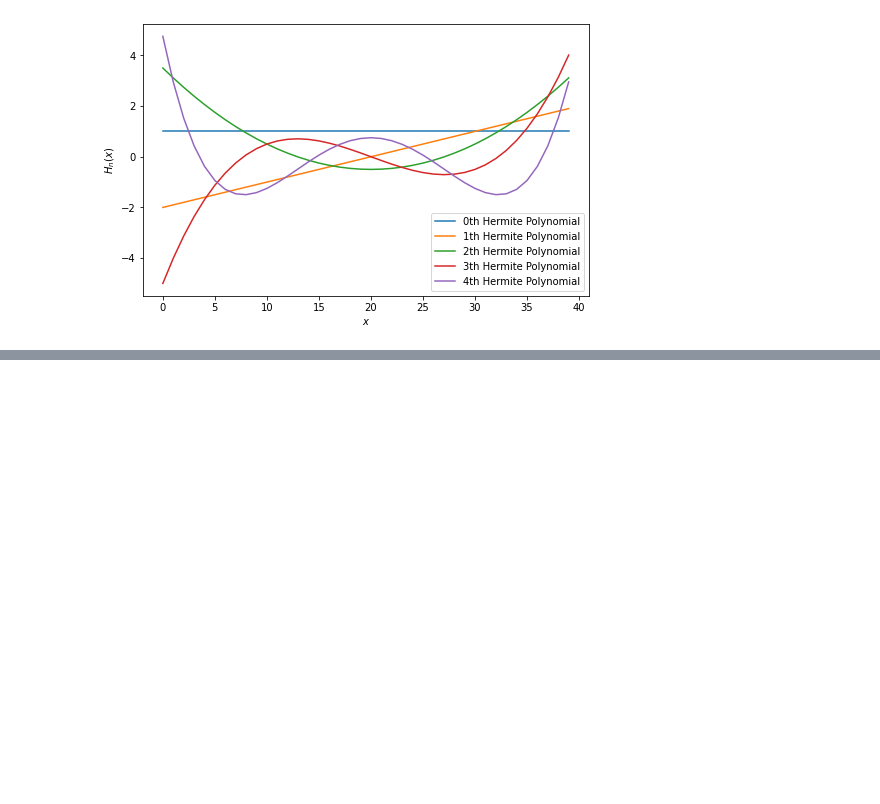
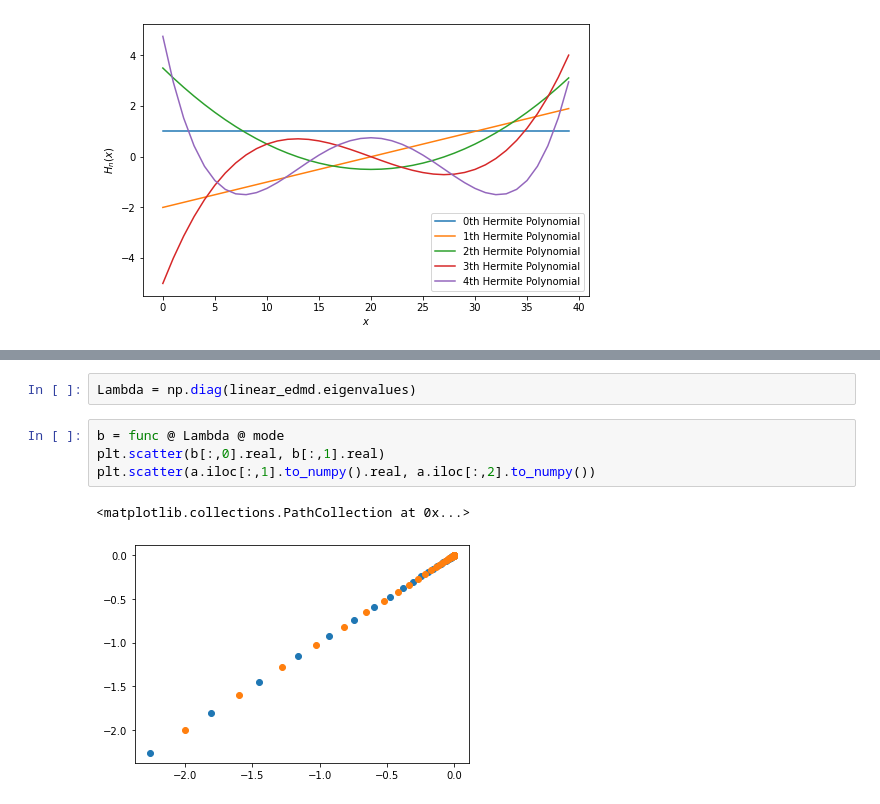
Before and after one commit to waleedbinkhalid74/ml_cms_final_project, a Jupyter notebook: ml_cms_final_proj_task_4.ipynb, the cells around one changed output, grey strips where cells are left out. Drawn from its saved outputs; the diff is of its cells as text; blank space fills up the shorter version.

```diff
--- a/ml_cms_final_proj_task_4.ipynb
+++ b/ml_cms_final_proj_task_4.ipynb
@@ -277,0 +325,9 @@ b = hermitian_observables.segregate_observables_from_variable(hermitian_observab
+# %%
+Lambda = np.diag(linear_edmd.eigenvalues)
+# %%
+b = func @ Lambda @ mode
+plt.scatter(b[:,0].real, b[:,1].real)
+plt.scatter(a.iloc[:,1].to_numpy().real, a.iloc[:,2].to_numpy())
+# %% [output]
+<matplotlib.collections.PathCollection at 0x...>
+[figure, added]
```
Also changed, not shown: parts of 30 cells of this notebook, 1 other file.
